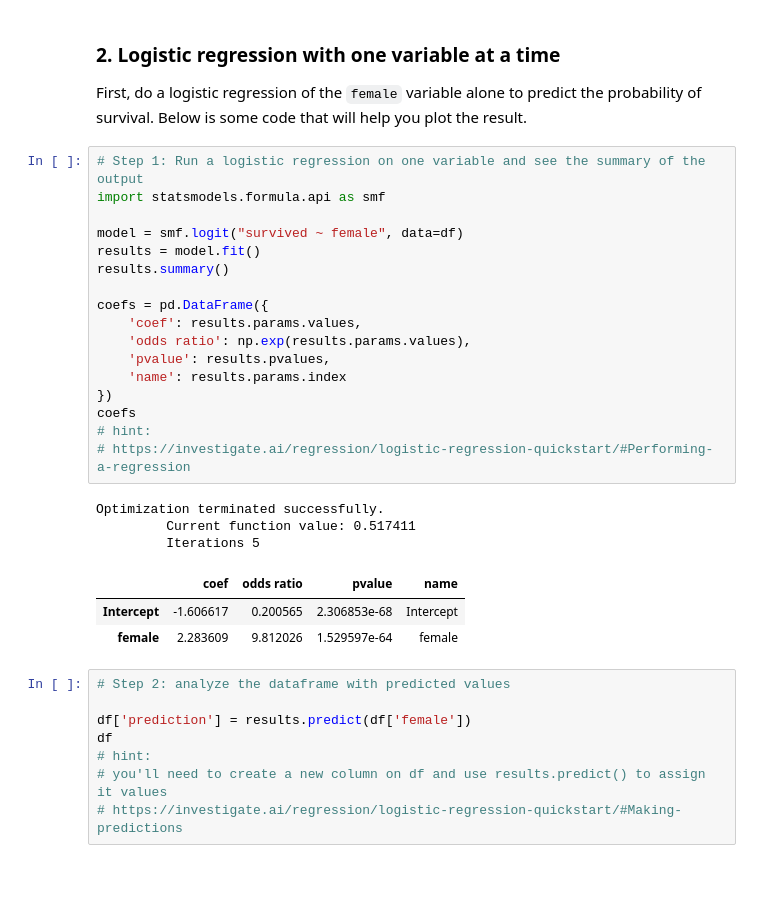
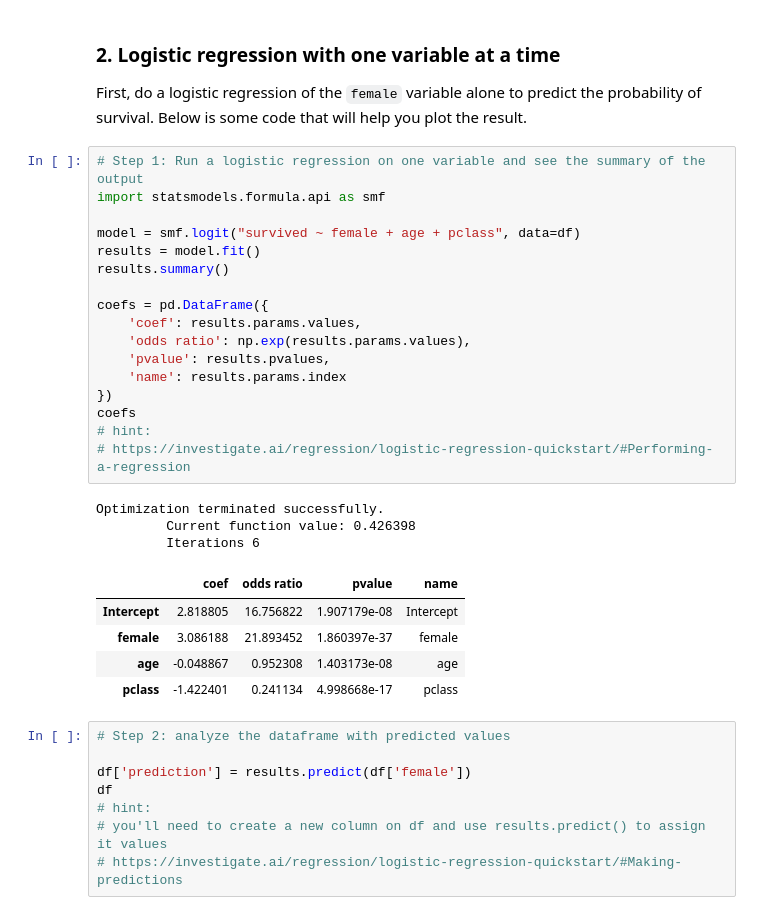
Before and after one commit to code4journalism/logistic-regression-titanic-and-coaches-team_priara, a Jupyter notebook: logistic-regression-titanic.ipynb, the cells around one changed output. Saved outputs shown, nothing was run; the diff lists cells and outputs as text; blank space fills up the shorter version.

```diff
--- a/logistic-regression-titanic.ipynb
+++ b/logistic-regression-titanic.ipynb
@@ -89,27 +89,29 @@ First, do a logistic regression of the `female` variable alone to predict the pr
 # %%
 # Step 1: Run a logistic regression on one variable and see the summary of the output
 import statsmodels.formula.api as smf
 
-model = smf.logit("survived ~ female", data=df)
+model = smf.logit("survived ~ female + age + pclass", data=df)
 results = model.fit()
 results.summary()
 
 coefs = pd.DataFrame({
     'coef': results.params.values,
     'odds ratio': np.exp(results.params.values),
     'pvalue': results.pvalues,
     'name': results.params.index
 })
 coefs
 # hint:
 # https://investigate.ai/regression/logistic-regression-quickstart/#Performing-a-regression
 # %% [output]
 Optimization terminated successfully.
-         Current function value: 0.517411
-         Iterations 5
+         Current function value: 0.426398
+         Iterations 6
 |  | coef | odds ratio | pvalue | name |
-| Intercept | -1.606617 | 0.200565 | 2.306853e-68 | Intercept |
-| female | 2.283609 | 9.812026 | 1.529597e-64 | female |
+| Intercept | 2.818805 | 16.756822 | 1.907179e-08 | Intercept |
+| female | 3.086188 | 21.893452 | 1.860397e-37 | female |
+| age | -0.048867 | 0.952308 | 1.403173e-08 | age |
+| pclass | -1.422401 | 0.241134 | 4.998668e-17 | pclass |
 # %%
 # Step 2: analyze the dataframe with predicted values
 
```
Also changed, not shown: parts of 10 cells of this notebook.
